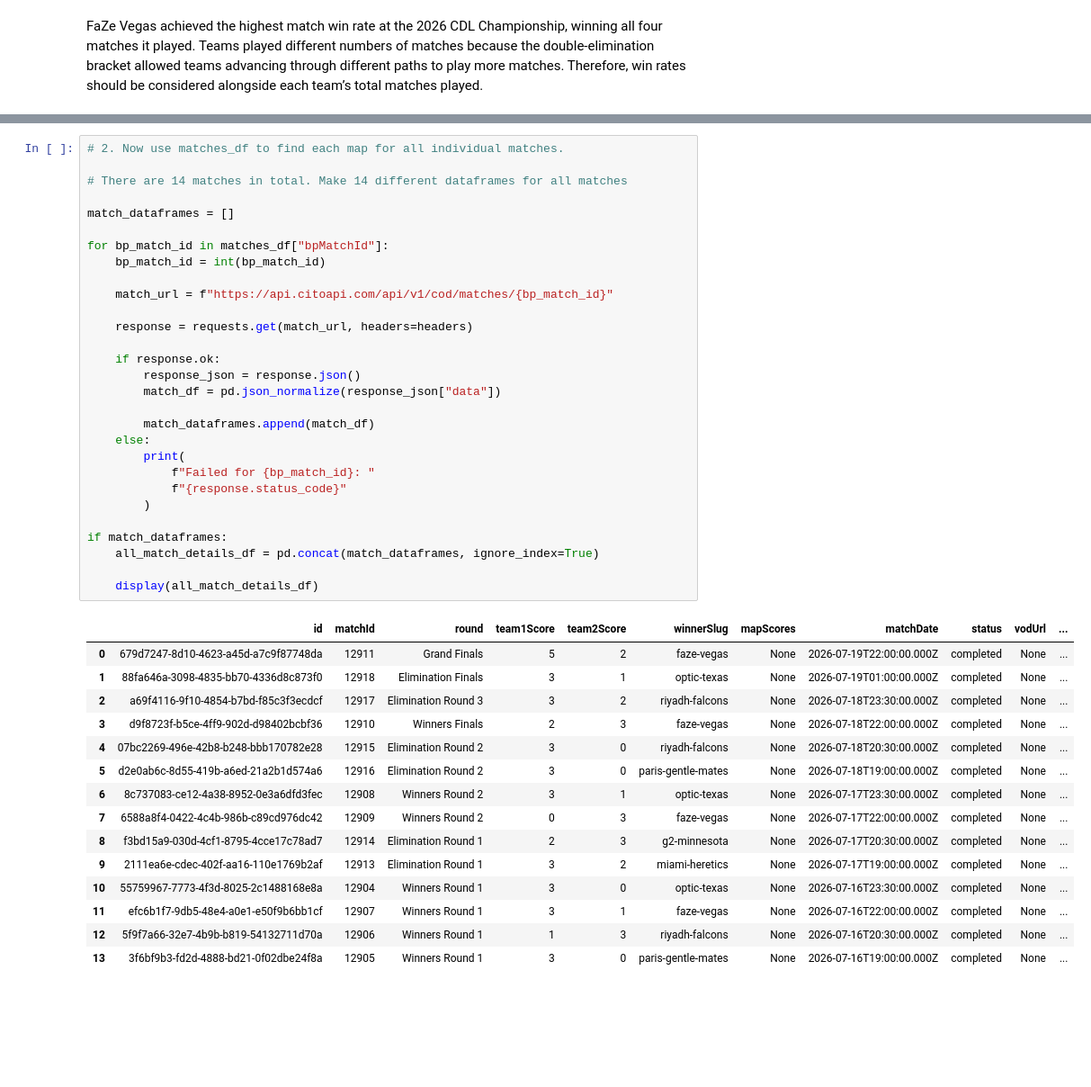
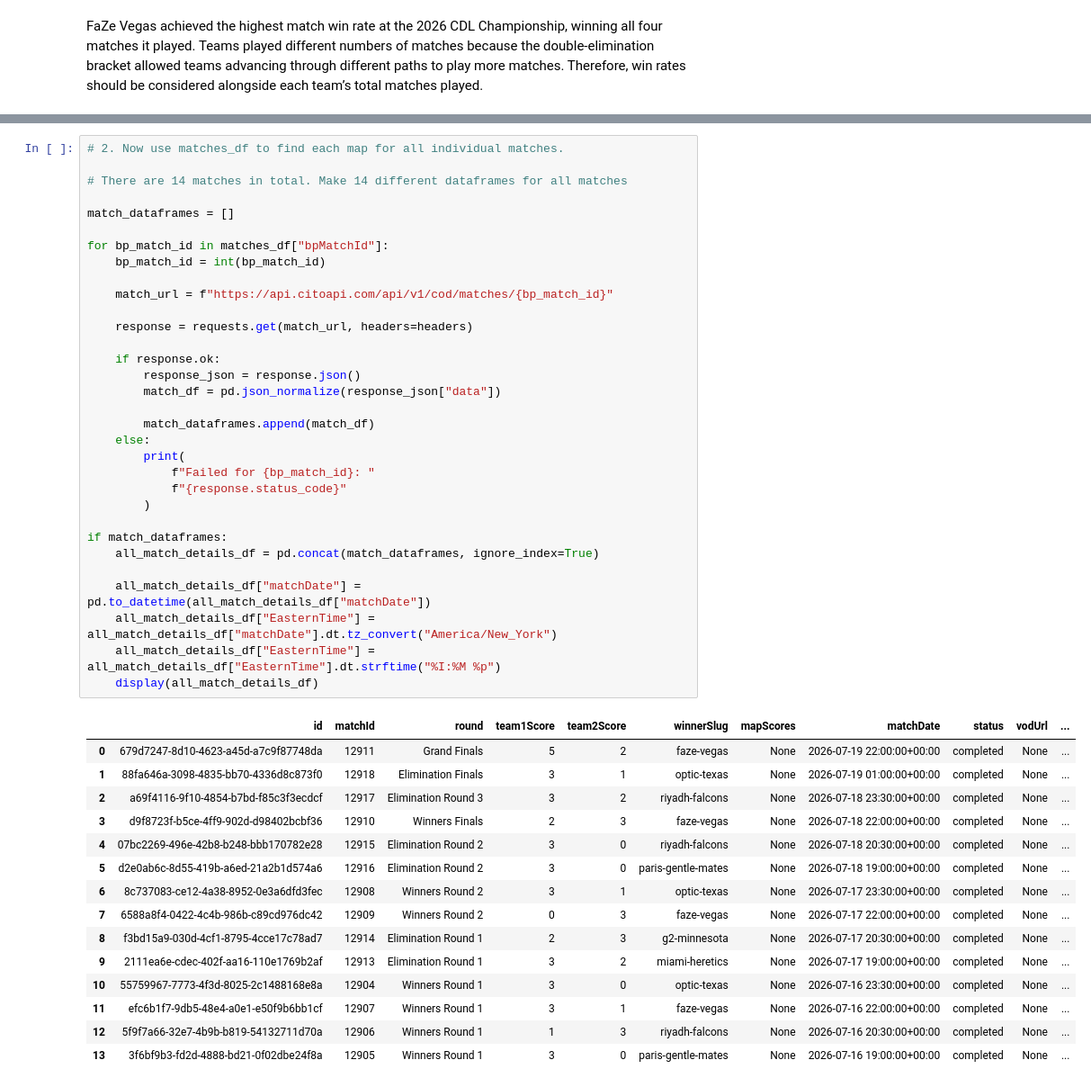
Before and after one commit to Bryan-23673/cdl-analytics, a Jupyter notebook: notebooks/02_data_analysis.ipynb, the cells around one changed output, grey strips where cells are left out. Shown at 90% size. Cells and saved outputs as stored; diff of their text form; blank space fills up the shorter version.

```diff
--- a/notebooks/02_data_analysis.ipynb
+++ b/notebooks/02_data_analysis.ipynb
@@ -361,44 +379,47 @@ FaZe Vegas achieved the highest match win rate at the 2026 CDL Championship, win
 # 2. Now use matches_df to find each map for all individual matches.
 
 # There are 14 matches in total. Make 14 different dataframes for all matches
 
 match_dataframes = []
 
 for bp_match_id in matches_df["bpMatchId"]:
     bp_match_id = int(bp_match_id)
 
     match_url = f"https://api.citoapi.com/api/v1/cod/matches/{bp_match_id}"
 
     response = requests.get(match_url, headers=headers)
 
     if response.ok:
         response_json = response.json()
         match_df = pd.json_normalize(response_json["data"])
 
         match_dataframes.append(match_df)
     else:
         print(
             f"Failed for {bp_match_id}: "
             f"{response.status_code}"
         )
 
 if match_dataframes:
     all_match_details_df = pd.concat(match_dataframes, ignore_index=True)
 
+    all_match_details_df["matchDate"] = pd.to_datetime(all_match_details_df["matchDate"])
+    all_match_details_df["EasternTime"] = all_match_details_df["matchDate"].dt.tz_convert("America/New_York")
+    all_match_details_df["EasternTime"] = all_match_details_df["EasternTime"].dt.strftime("%I:%M %p")
     display(all_match_details_df)
 # %% [output]
 |  | id | matchId | round | team1Score | team2Score | winnerSlug | mapScores | matchDate | status | vodUrl | ... |
-| 0 | 679d7247-8d10-4623-a45d-a7c9f87748da | 12911 | Grand Finals | 5 | 2 | faze-vegas | None | 2026-07-19T22:00:00.000Z | completed | None | ... |
-| 1 | 88fa646a-3098-4835-bb70-4336d8c873f0 | 12918 | Elimination Finals | 3 | 1 | optic-texas | None | 2026-07-19T01:00:00.000Z | completed | None | ... |
-| 2 | a69f4116-9f10-4854-b7bd-f85c3f3ecdcf | 12917 | Elimination Round 3 | 3 | 2 | riyadh-falcons | None | 2026-07-18T23:30:00.000Z | completed | None | ... |
-| 3 | d9f8723f-b5ce-4ff9-902d-d98402bcbf36 | 12910 | Winners Finals | 2 | 3 | faze-vegas | None | 2026-07-18T22:00:00.000Z | completed | None | ... |
-| 4 | 07bc2269-496e-42b8-b248-bbb170782e28 | 12915 | Elimination Round 2 | 3 | 0 | riyadh-falcons | None | 2026-07-18T20:30:00.000Z | completed | None | ... |
-| 5 | d2e0ab6c-8d55-419b-a6ed-21a2b1d574a6 | 12916 | Elimination Round 2 | 3 | 0 | paris-gentle-mates | None | 2026-07-18T19:00:00.000Z | completed | None | ... |
-| 6 | 8c737083-ce12-4a38-8952-0e3a6dfd3fec | 12908 | Winners Round 2 | 3 | 1 | optic-texas | None | 2026-07-17T23:30:00.000Z | completed | None | ... |
-| 7 | 6588a8f4-0422-4c4b-986b-c89cd976dc42 | 12909 | Winners Round 2 | 0 | 3 | faze-vegas | None | 2026-07-17T22:00:00.000Z | completed | None | ... |
-| 8 | f3bd15a9-030d-4cf1-8795-4cce17c78ad7 | 12914 | Elimination Round 1 | 2 | 3 | g2-minnesota | None | 2026-07-17T20:30:00.000Z | completed | None | ... |
-| 9 | 2111ea6e-cdec-402f-aa16-110e1769b2af | 12913 | Elimination Round 1 | 3 | 2 | miami-heretics | None | 2026-07-17T19:00:00.000Z | completed | None | ... |
-| 10 | 55759967-7773-4f3d-8025-2c1488168e8a | 12904 | Winners Round 1 | 3 | 0 | optic-texas | None | 2026-07-16T23:30:00.000Z | completed | None | ... |
-| 11 | efc6b1f7-9db5-48e4-a0e1-e50f9b6bb1cf | 12907 | Winners Round 1 | 3 | 1 | faze-vegas | None | 2026-07-16T22:00:00.000Z | completed | None | ... |
-| 12 | 5f9f7a66-32e7-4b9b-b819-54132711d70a | 12906 | Winners Round 1 | 1 | 3 | riyadh-falcons | None | 2026-07-16T20:30:00.000Z | completed | None | ... |
-| 13 | 3f6bf9b3-fd2d-4888-bd21-0f02dbe24f8a | 12905 | Winners Round 1 | 3 | 0 | paris-gentle-mates | None | 2026-07-16T19:00:00.000Z | completed | None | ... |
+| 0 | 679d7247-8d10-4623-a45d-a7c9f87748da | 12911 | Grand Finals | 5 | 2 | faze-vegas | None | 2026-07-19 22:00:00+00:00 | completed | None | ... |
+| 1 | 88fa646a-3098-4835-bb70-4336d8c873f0 | 12918 | Elimination Finals | 3 | 1 | optic-texas | None | 2026-07-19 01:00:00+00:00 | completed | None | ... |
+| 2 | a69f4116-9f10-4854-b7bd-f85c3f3ecdcf | 12917 | Elimination Round 3 | 3 | 2 | riyadh-falcons | None | 2026-07-18 23:30:00+00:00 | completed | None | ... |
+| 3 | d9f8723f-b5ce-4ff9-902d-d98402bcbf36 | 12910 | Winners Finals | 2 | 3 | faze-vegas | None | 2026-07-18 22:00:00+00:00 | completed | None | ... |
+| 4 | 07bc2269-496e-42b8-b248-bbb170782e28 | 12915 | Elimination Round 2 | 3 | 0 | riyadh-falcons | None | 2026-07-18 20:30:00+00:00 | completed | None | ... |
+| 5 | d2e0ab6c-8d55-419b-a6ed-21a2b1d574a6 | 12916 | Elimination Round 2 | 3 | 0 | paris-gentle-mates | None | 2026-07-18 19:00:00+00:00 | completed | None | ... |
+| 6 | 8c737083-ce12-4a38-8952-0e3a6dfd3fec | 12908 | Winners Round 2 | 3 | 1 | optic-texas | None | 2026-07-17 23:30:00+00:00 | completed | None | ... |
+| 7 | 6588a8f4-0422-4c4b-986b-c89cd976dc42 | 12909 | Winners Round 2 | 0 | 3 | faze-vegas | None | 2026-07-17 22:00:00+00:00 | completed | None | ... |
+| 8 | f3bd15a9-030d-4cf1-8795-4cce17c78ad7 | 12914 | Elimination Round 1 | 2 | 3 | g2-minnesota | None | 2026-07-17 20:30:00+00:00 | completed | None | ... |
+| 9 | 2111ea6e-cdec-402f-aa16-110e1769b2af | 12913 | Elimination Round 1 | 3 | 2 | miami-heretics | None | 2026-07-17 19:00:00+00:00 | completed | None | ... |
+| 10 | 55759967-7773-4f3d-8025-2c1488168e8a | 12904 | Winners Round 1 | 3 | 0 | optic-texas | None | 2026-07-16 23:30:00+00:00 | completed | None | ... |
+| 11 | efc6b1f7-9db5-48e4-a0e1-e50f9b6bb1cf | 12907 | Winners Round 1 | 3 | 1 | faze-vegas | None | 2026-07-16 22:00:00+00:00 | completed | None | ... |
+| 12 | 5f9f7a66-32e7-4b9b-b819-54132711d70a | 12906 | Winners Round 1 | 1 | 3 | riyadh-falcons | None | 2026-07-16 20:30:00+00:00 | completed | None | ... |
+| 13 | 3f6bf9b3-fd2d-4888-bd21-0f02dbe24f8a | 12905 | Winners Round 1 | 3 | 0 | paris-gentle-mates | None | 2026-07-16 19:00:00+00:00 | completed | None | ... |
```
Also changed, not shown: parts of 6 cells of this notebook, 3 other files.
